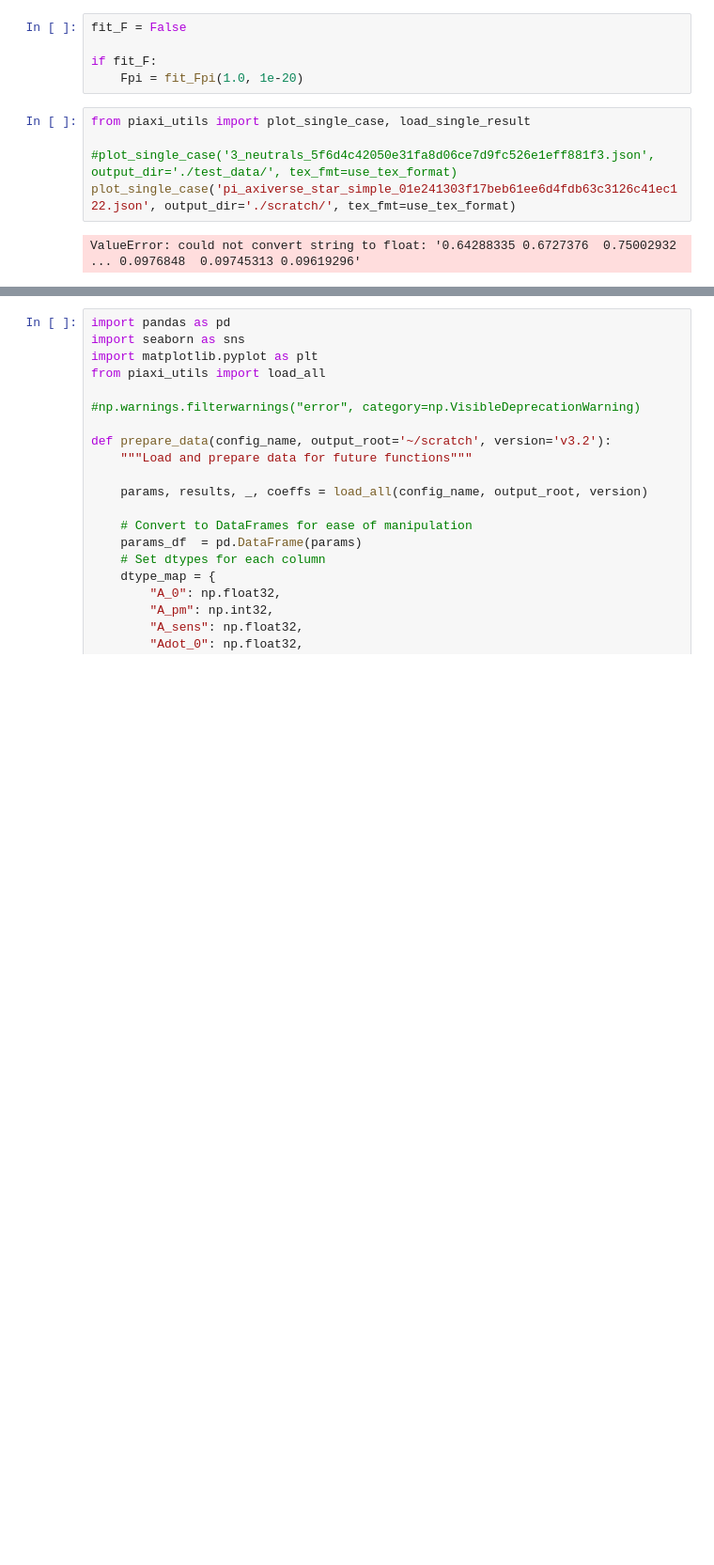
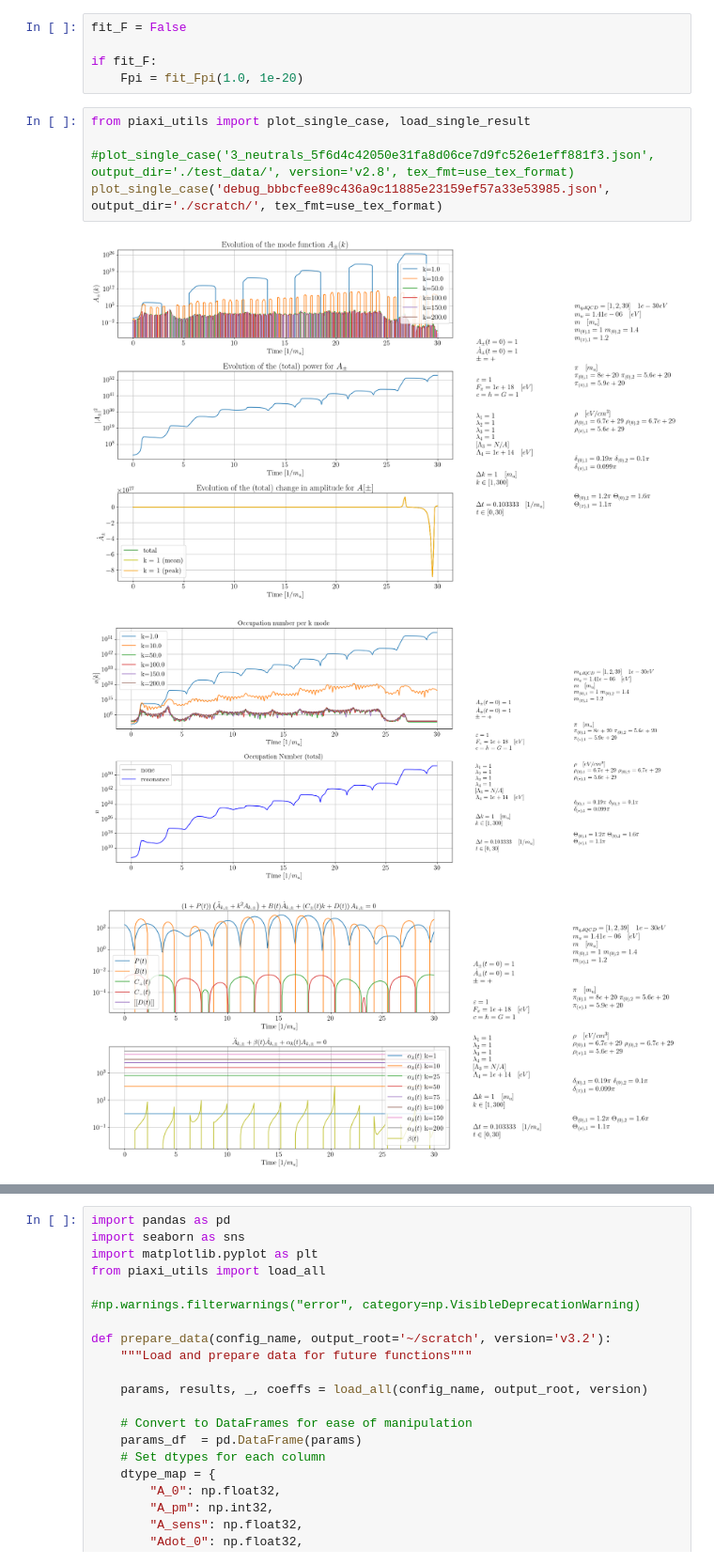
Before and after one commit to LoaneShark/pyAxiverse, a Jupyter notebook: param-analysis.ipynb, the cells around one changed output, grey strips where cells are left out. Shown at 94% size. Drawn from its saved outputs; the diff is of its cells as text; blank space fills up the shorter version.

Commit message:
Brought notebooks up to date and fixed filesave errors

```diff
--- a/param-analysis.ipynb
+++ b/param-analysis.ipynb
@@ -78,7 +78,9 @@ if fit_F:
 # %%
 from piaxi_utils import plot_single_case, load_single_result
 
-#plot_single_case('3_neutrals_5f6d4c42050e31fa8d06ce7d9fc526e1eff881f3.json', output_dir='./test_data/', tex_fmt=use_tex_format)
-plot_single_case('pi_axiverse_star_simple_01e241303f17beb61ee6d4fdb63c3126c41ec122.json', output_dir='./scratch/', tex_fmt=use_tex_format)
+#plot_single_case('3_neutrals_5f6d4c42050e31fa8d06ce7d9fc526e1eff881f3.json', output_dir='./test_data/', version='v2.8', tex_fmt=use_tex_format)
+plot_single_case('debug_bbbcfee89c436a9c11885e23159ef57a33e53985.json', output_dir='./scratch/', tex_fmt=use_tex_format)
 # %% [output]
-ValueError: could not convert string to float: '0.64288335 0.6727376  0.75002932 ... 0.0976848  0.09745313 0.09619296'
+[figure, added]
+[figure, added]
+[figure, added]
```
Also changed, not shown: parts of 9 cells of this notebook, 3 other files.
